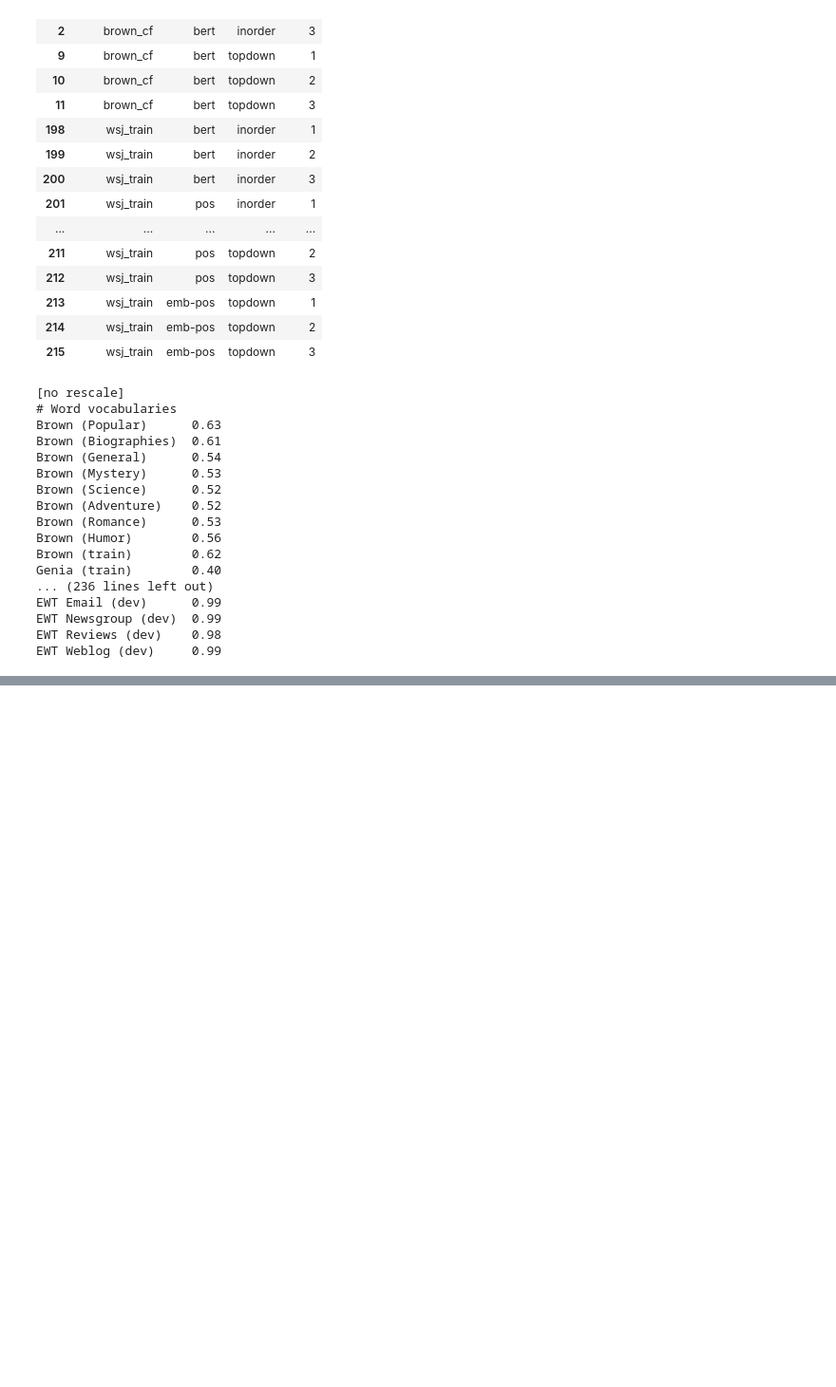
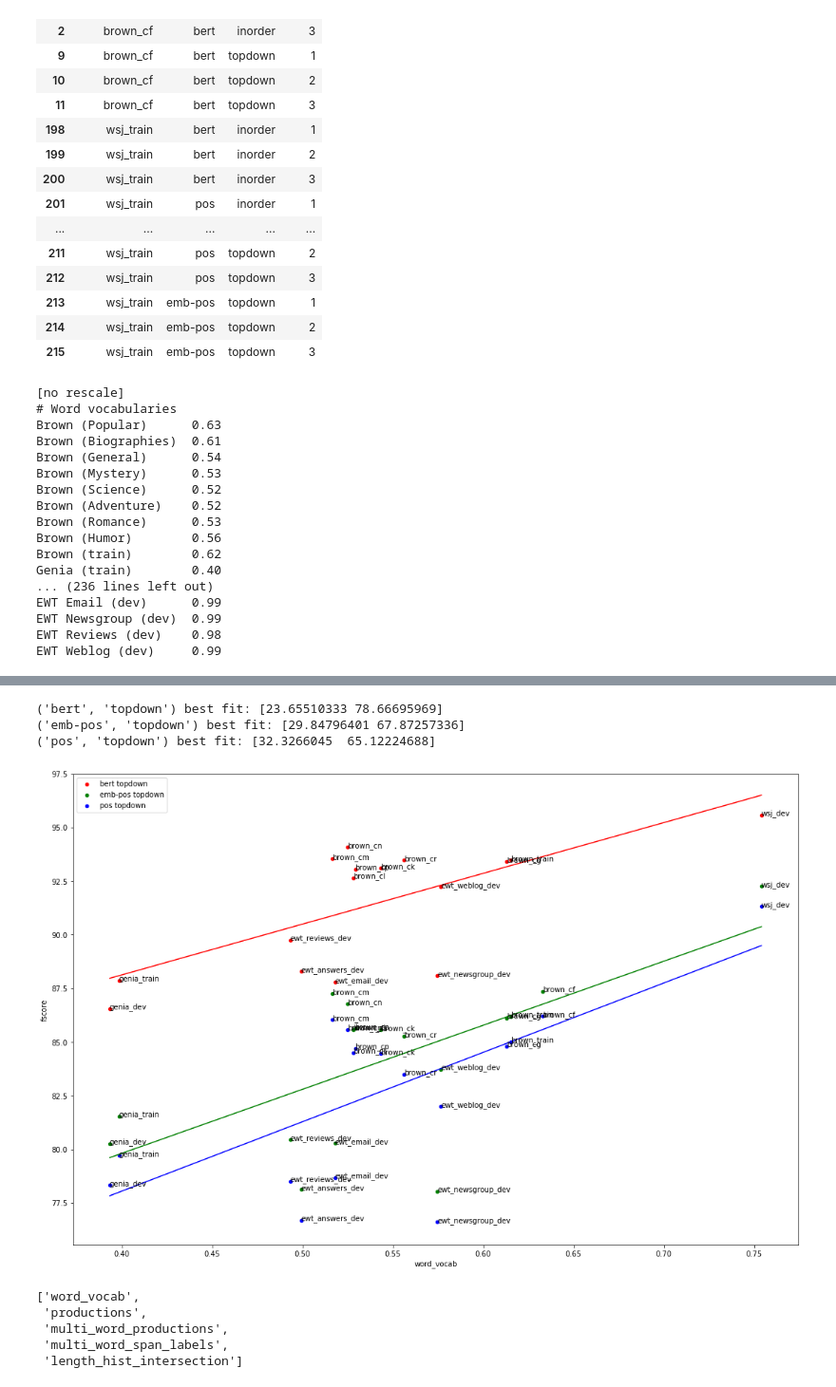
Before and after one commit to dpfried/parse-analysis, a Jupyter notebook: src/decode_analysis.ipynb, the cells around one changed output, grey strips where cells are left out. Shown at 95% size. Cells and saved outputs as stored; diff of their text form; code cells hidden in the pictures; blank space fills up the shorter version.

```diff
--- a/src/decode_analysis.ipynb
+++ b/src/decode_analysis.ipynb
@@ -140,0 +272,15 @@ EWT Weblog (dev)     0.99
+# %%
+plot(grouped_decodes.dropna(), best_fit=True, parser_type='topdown')
+# %% [output]
+('bert', 'topdown') best fit: [23.65510333 78.66695969]
+('emb-pos', 'topdown') best fit: [29.84796401 67.87257336]
+('pos', 'topdown') best fit: [32.3266045  65.12224688]
+[figure, added]
+# %%
+CORPUS_STAT_COLS
+# %% [output]
+['word_vocab',
+ 'productions',
+ 'multi_word_productions',
+ 'multi_word_span_labels',
+ 'length_hist_intersection']
```
Also changed, not shown: parts of 23 cells of this notebook, 1 other file.
